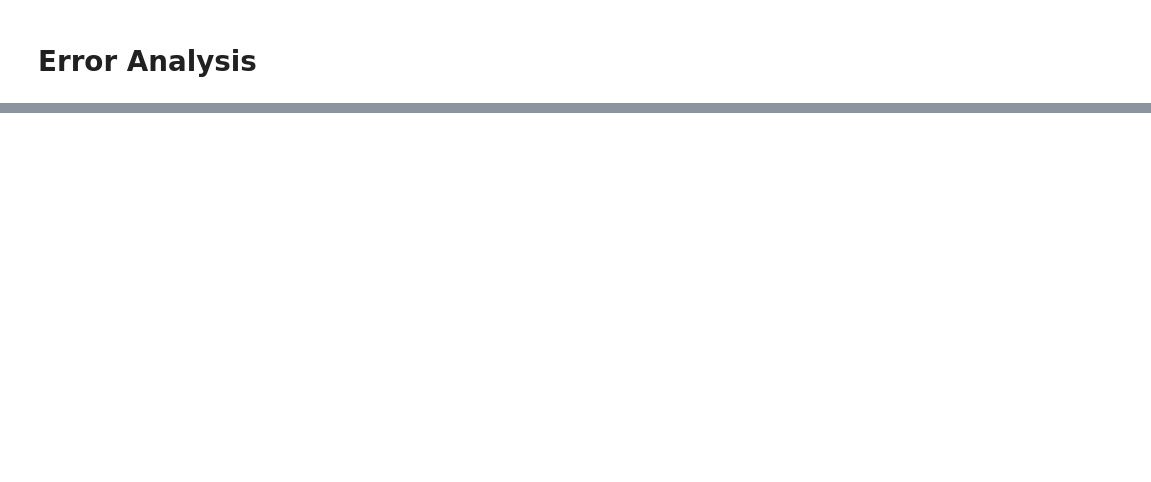
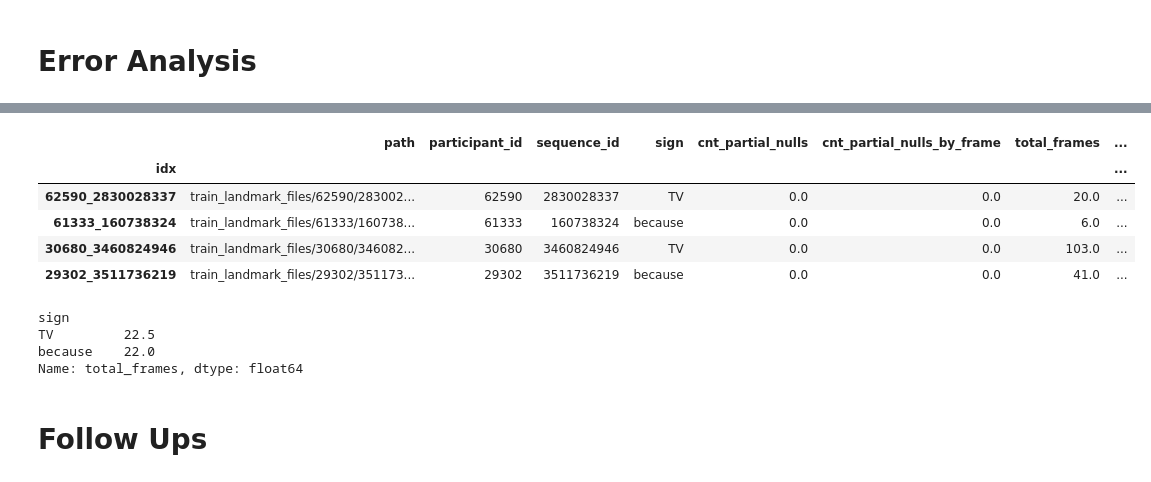
Before and after one commit to brendanfitz/kaggle, a Jupyter notebook: asl-signs/asl-signs-rnn.ipynb, the cells around one changed output, grey strips where cells are left out. Saved outputs shown, nothing was run; the diff lists cells and outputs as text; code cells hidden in the pictures; blank space fills up the shorter version.

```diff
--- a/asl-signs/asl-signs-rnn.ipynb
+++ b/asl-signs/asl-signs-rnn.ipynb
@@ -459,0 +380,20 @@ sign = np.argmax(output["outputs"])
+# %%
+test_error_mask = test_set.sign != test_set.prediction
+test_errors = test_set.loc[test_error_mask, :]
+test_errors
+# %% [output]
+|  | path | participant_id | sequence_id | sign | cnt_partial_nulls | cnt_partial_nulls_by_frame | total_frames | ... |
+| idx |  |  |  |  |  |  |  | ... |
+| 62590_2830028337 | train_landmark_files/62590/283002... | 62590 | 2830028337 | TV | 0.0 | 0.0 | 20.0 | ... |
+| 61333_160738324 | train_landmark_files/61333/160738... | 61333 | 160738324 | because | 0.0 | 0.0 | 6.0 | ... |
+| 30680_3460824946 | train_landmark_files/30680/346082... | 30680 | 3460824946 | TV | 0.0 | 0.0 | 103.0 | ... |
+| 29302_3511736219 | train_landmark_files/29302/351173... | 29302 | 3511736219 | because | 0.0 | 0.0 | 41.0 | ... |
+# %%
+training_set.groupby('sign').total_frames.median()
+# %% [output]
+sign
+TV         22.5
+because    22.0
+Name: total_frames, dtype: float64
+# %% [markdown]
+# Follow Ups
```
Also changed, not shown: parts of 53 cells of this notebook.
